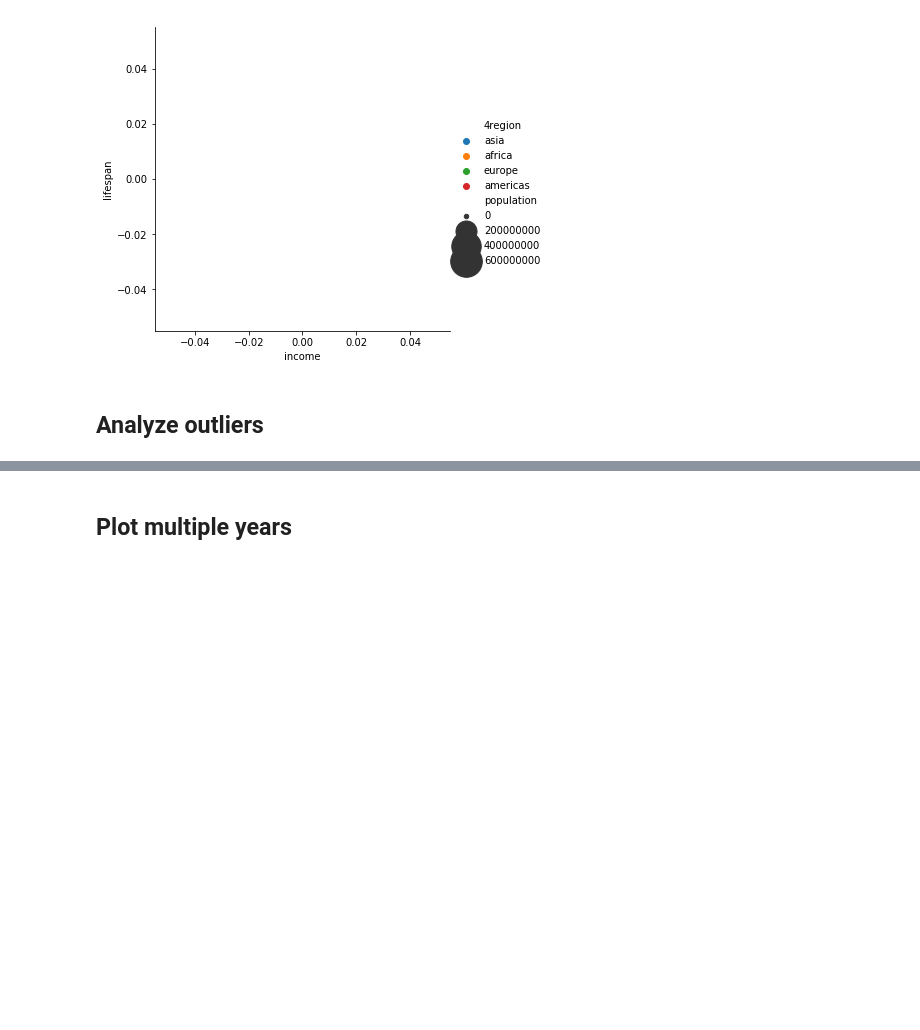
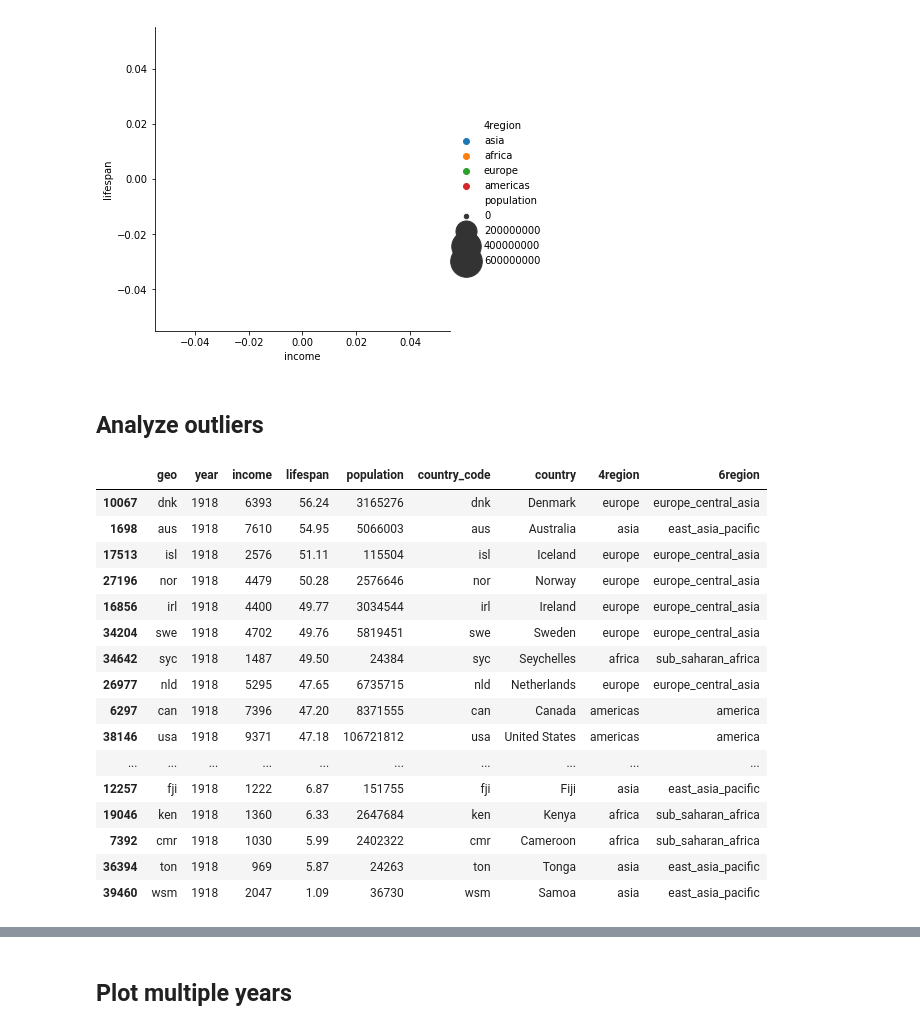
Before and after one commit to Bhavani-Rajan/DS-Unit-1-Sprint-2-Data-Wrangling-and-Storytelling, a Jupyter notebook: module4-sequence-your-narrative/LS_DS_124_Sequence_your_narrative.ipynb, the cells around one changed output, grey strips where cells are left out. Drawn from its saved outputs; the diff is of its cells as text; code cells hidden in the pictures; blank space fills up the shorter version.

```diff
--- a/module4-sequence-your-narrative/LS_DS_124_Sequence_your_narrative.ipynb
+++ b/module4-sequence-your-narrative/LS_DS_124_Sequence_your_narrative.ipynb
@@ -433,3 +433,37 @@ plt.show()
 [figure]
 # %% [markdown]
 ## Analyze outliers
+# %%
+now.sort_values('income', ascending=True)
+# Qatar is the richest country in 2018
+# Somalia is the poorest country in 2018
+
+then.sort_values('income', ascending=False)
+# Unied Kingdom was the richest country in 1918
+# Malawi was the poorest country in 1918
+
+now.sort_values('lifespan', ascending=True)
+# Japan is the  most healthy country in 2018 avg lifespan is 84.17
+# Lesotho is the  least healthy country in 2018 avg life span is 51.12 yrs
+
+then.sort_values('lifespan', ascending=False)
+# Denmark is the  most healthy country in 1918 avg lifespan is 56.24
+# Samoa is the  least healthy country in 1918 avg life span is 1.09 yrs
+# %% [output]
+|  | geo | year | income | lifespan | population | country_code | country | 4region | 6region |
+| 10067 | dnk | 1918 | 6393 | 56.24 | 3165276 | dnk | Denmark | europe | europe_central_asia |
+| 1698 | aus | 1918 | 7610 | 54.95 | 5066003 | aus | Australia | asia | east_asia_pacific |
+| 17513 | isl | 1918 | 2576 | 51.11 | 115504 | isl | Iceland | europe | europe_central_asia |
+| 27196 | nor | 1918 | 4479 | 50.28 | 2576646 | nor | Norway | europe | europe_central_asia |
+| 16856 | irl | 1918 | 4400 | 49.77 | 3034544 | irl | Ireland | europe | europe_central_asia |
+| 34204 | swe | 1918 | 4702 | 49.76 | 5819451 | swe | Sweden | europe | europe_central_asia |
+| 34642 | syc | 1918 | 1487 | 49.50 | 24384 | syc | Seychelles | africa | sub_saharan_africa |
+| 26977 | nld | 1918 | 5295 | 47.65 | 6735715 | nld | Netherlands | europe | europe_central_asia |
+| 6297 | can | 1918 | 7396 | 47.20 | 8371555 | can | Canada | americas | america |
+| 38146 | usa | 1918 | 9371 | 47.18 | 106721812 | usa | United States | americas | america |
+| ... | ... | ... | ... | ... | ... | ... | ... | ... | ... |
+| 12257 | fji | 1918 | 1222 | 6.87 | 151755 | fji | Fiji | asia | east_asia_pacific |
+| 19046 | ken | 1918 | 1360 | 6.33 | 2647684 | ken | Kenya | africa | sub_saharan_africa |
+| 7392 | cmr | 1918 | 1030 | 5.99 | 2402322 | cmr | Cameroon | africa | sub_saharan_africa |
+| 36394 | ton | 1918 | 969 | 5.87 | 24263 | ton | Tonga | asia | east_asia_pacific |
+| 39460 | wsm | 1918 | 2047 | 1.09 | 36730 | wsm | Samoa | asia | east_asia_pacific |
```
Also changed, not shown: parts of 13 cells of this notebook.
